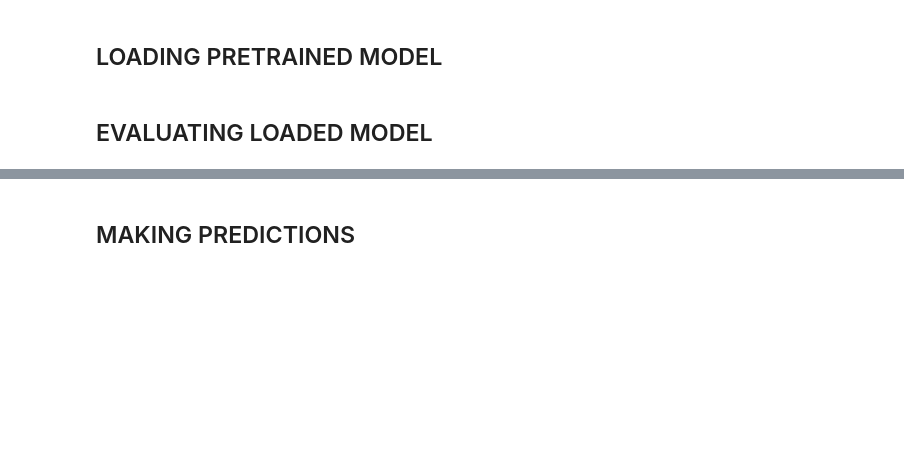
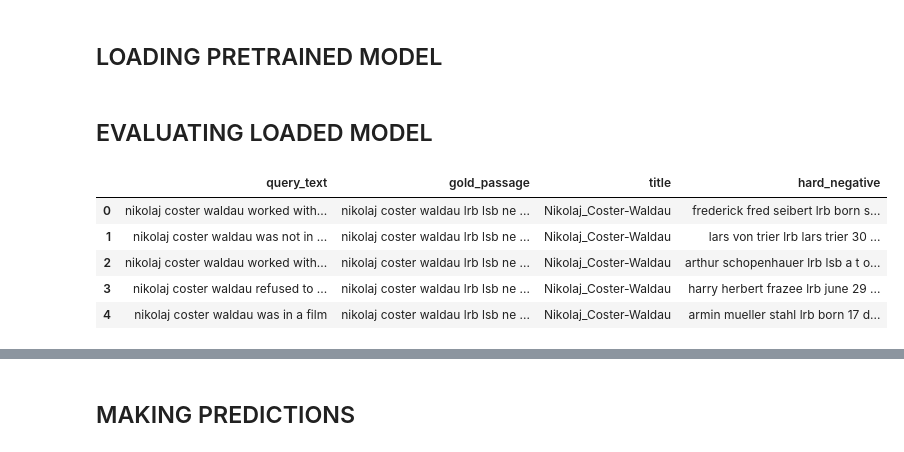
Before and after one commit to RithikaAkula/dpr-on-fever, a Jupyter notebook: make_predictions.ipynb, the cells around one changed output, grey strips where cells are left out. Saved outputs shown, nothing was run; the diff lists cells and outputs as text; code cells hidden in the pictures; blank space fills up the shorter version.

```diff
--- a/make_predictions.ipynb
+++ b/make_predictions.ipynb
@@ -18,6 +18,15 @@ model = RetrievalModel(
 ## EVALUATING LOADED MODEL
 # %%
 train_data = pd.read_parquet('processed_df/train_data.parquet')
+# %%
+train_data.head()
+# %% [output]
+|  | query_text | gold_passage | title | hard_negative |
+| 0 | nikolaj coster waldau worked with... | nikolaj coster waldau lrb lsb ne ... | Nikolaj_Coster-Waldau | frederick fred seibert lrb born s... |
+| 1 | nikolaj coster waldau was not in ... | nikolaj coster waldau lrb lsb ne ... | Nikolaj_Coster-Waldau | lars von trier lrb lars trier 30 ... |
+| 2 | nikolaj coster waldau worked with... | nikolaj coster waldau lrb lsb ne ... | Nikolaj_Coster-Waldau | arthur schopenhauer lrb lsb a t o... |
+| 3 | nikolaj coster waldau refused to ... | nikolaj coster waldau lrb lsb ne ... | Nikolaj_Coster-Waldau | harry herbert frazee lrb june 29 ... |
+| 4 | nikolaj coster waldau was in a film | nikolaj coster waldau lrb lsb ne ... | Nikolaj_Coster-Waldau | armin mueller stahl lrb born 17 d... |
 # %%
 result = model.eval_model(train_data)
 # %%
```
Also changed, not shown: parts of 4 cells of this notebook, 1 other file.
